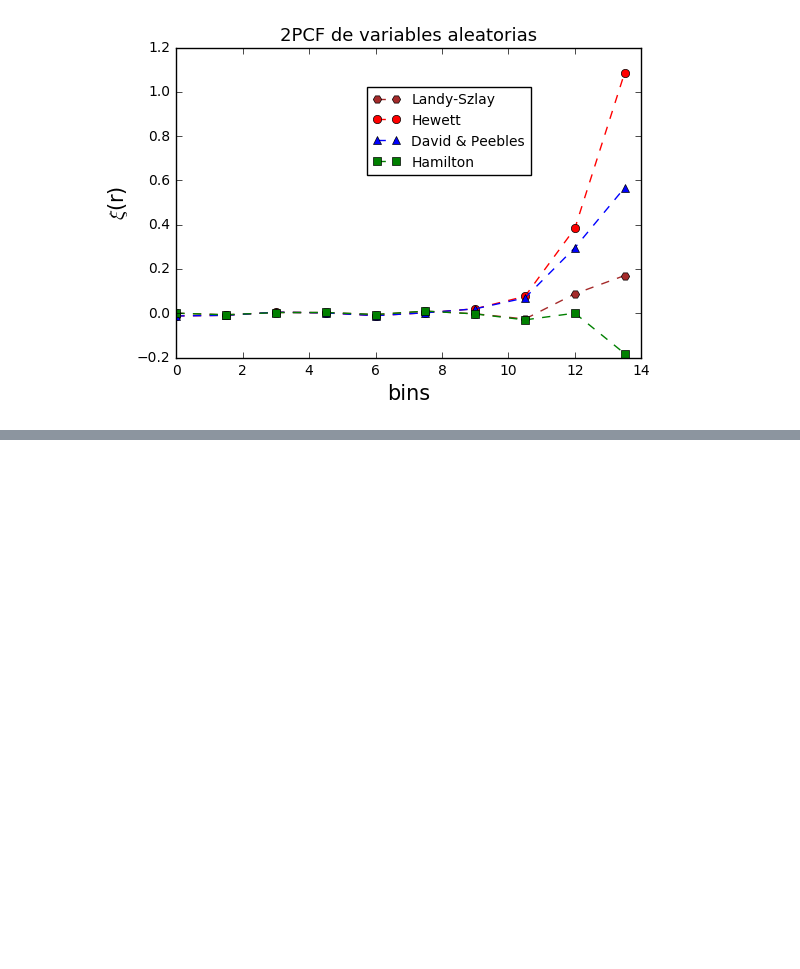
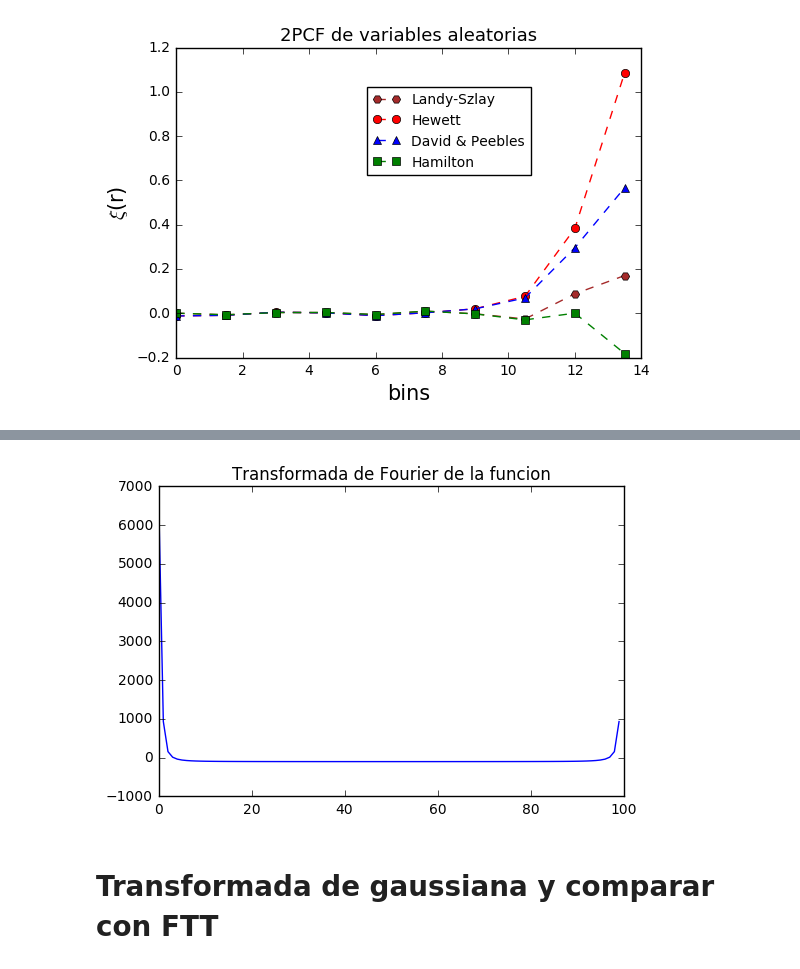
Before and after one commit to Xoca35/Semana-2, a Jupyter notebook: 2PCF.ipynb, the cells around one changed output, grey strips where cells are left out. Saved outputs shown, nothing was run; the diff lists cells and outputs as text; code cells hidden in the pictures; blank space fills up the shorter version.

```diff
--- a/2PCF.ipynb
+++ b/2PCF.ipynb
@@ -181,0 +187,10 @@ plt.show()S
+# %%
+#Calcular la trans de F usando  la definicion
+#de Transf discreta de Fourier dada por JW Cooley and John Tukey ( 1965 )
+
+def FT(x):
+    N = x.shape[0] #numero de elementos
+    n = np.arange(N) #elemento actual a analizar
+    k = n.reshape((N, 1)) #frecuencia
+    M = np.exp(-2j * np.pi * k * n / N) #nucleo de la transformada
+    return np.dot(M, x) #resultado transformada
@@ -181,0 +207,10 @@ plt.show()S
+# %%
+trans= FT(y) #Usar funcion para calcular TF
+
+plt.plot(trans) #graficar TF
+plt.title('Transformada de Fourier de la funcion')
+plt.show()
+# %% [output]
+[figure, added]
+# %% [markdown]
+# Transformada de gaussiana y comparar con FTT
```
Also changed, not shown: parts of 13 cells of this notebook.
